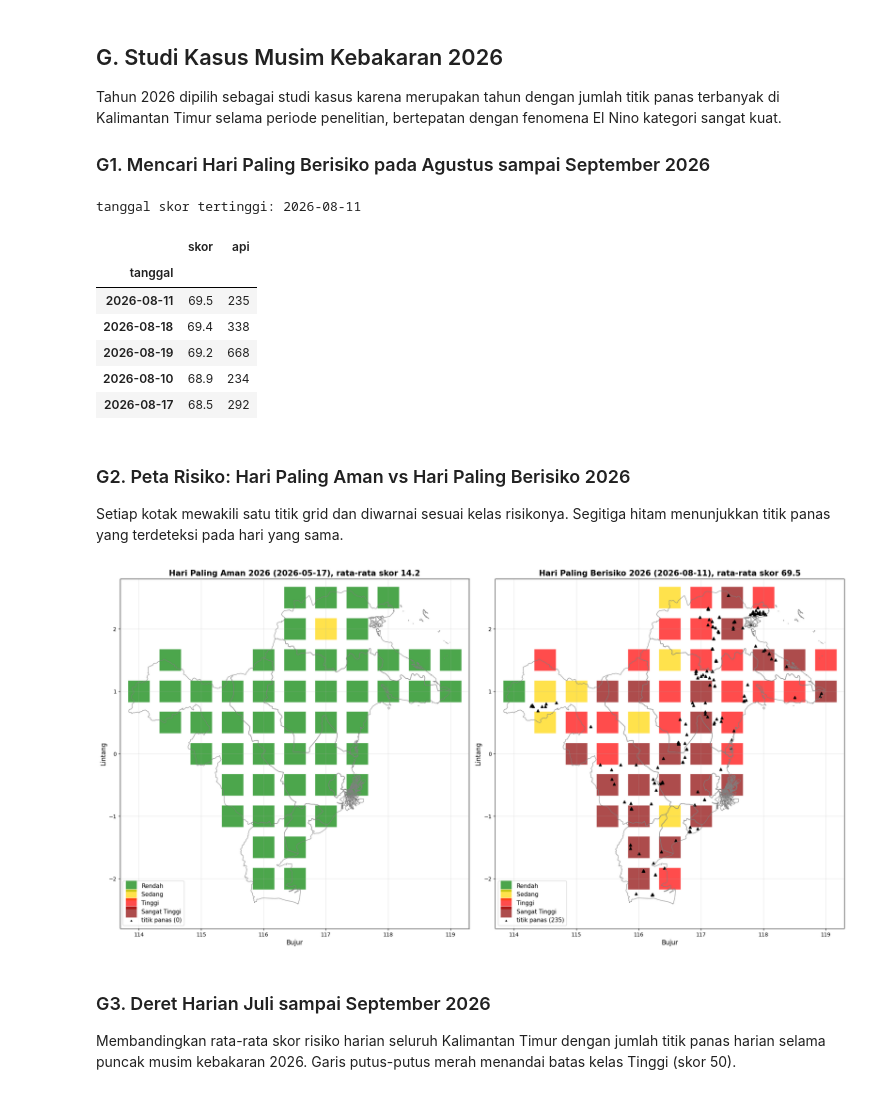
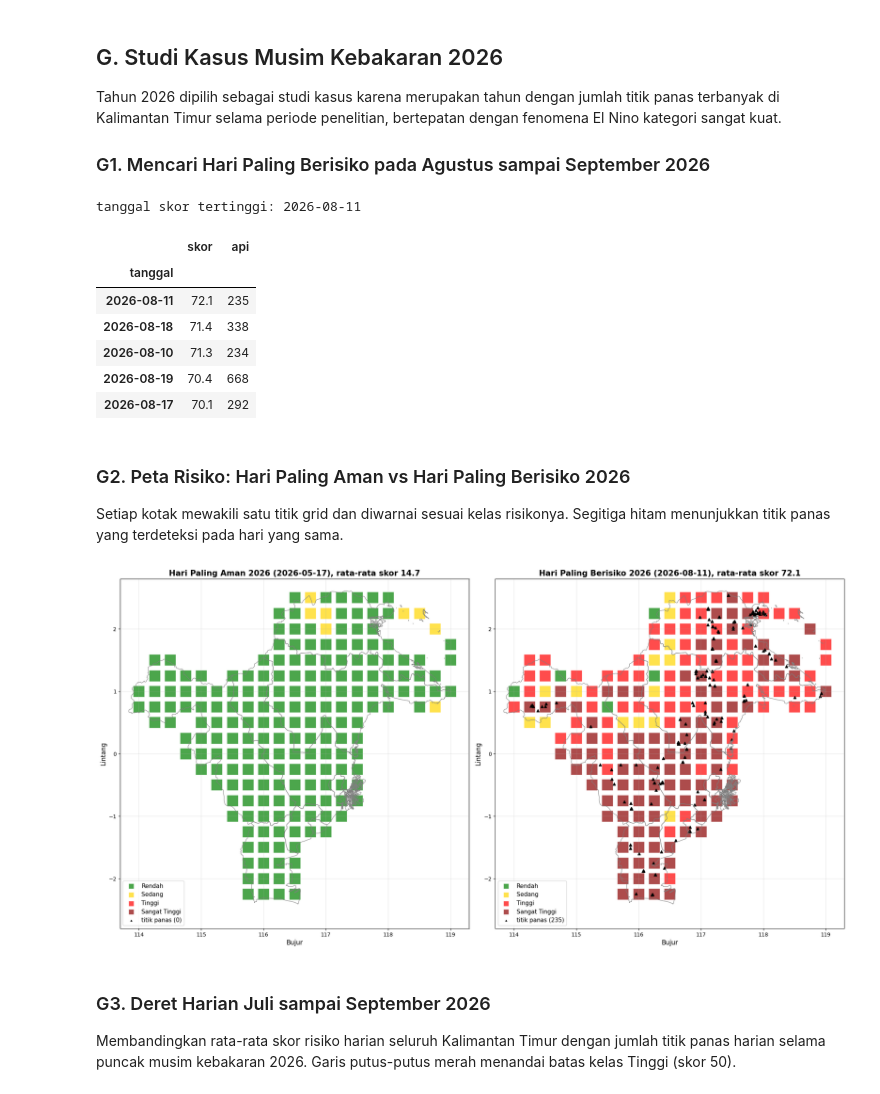
Before and after one commit to riyadiambis/web-karhutla-kaltim, a Jupyter notebook: riset/fuzzy-mamdani-karhutla-kaltim.ipynb, the cells around one changed output. Drawn from its saved outputs; the diff is of its cells as text; code cells hidden in the pictures.

Commit message:
feat: migrasi sistem risiko karhutla ke grid 0,25 derajat (203 titik)

```diff
--- a/riset/fuzzy-mamdani-karhutla-kaltim.ipynb
+++ b/riset/fuzzy-mamdani-karhutla-kaltim.ipynb
@@ -33,10 +44,12 @@ import matplotlib.pyplot as plt
 ### A2. Memuat Data Cuaca
 Memuat data cuaca harian hasil pengambilan dari Open-Meteo. Data ini berisi suhu maksimum, kelembapan minimum, curah hujan, kecepatan angin maksimum, dan hari tanpa hujan untuk setiap titik grid.
 # %%
-# baca data cuaca
-PATH_CUACA = "/kaggle/input/datasets/riyadiofishrau/cuaca-kaltim-2019-2026/cuaca_kaltim_2019_2026.csv"
+# baca data cuaca grid 0,25
+import glob
+PATH_CUACA = glob.glob("/kaggle/input/**/cuaca_kaltim_2019_2026_025.csv", recursive=True)[0]
 cuaca = pd.read_csv(PATH_CUACA, parse_dates=["tanggal"])
 
+print(PATH_CUACA)
 print(cuaca.shape)
 print(cuaca["tanggal"].min().date(), "sampai", cuaca["tanggal"].max().date())
 print(cuaca["id"].nunique(), "titik grid")
@@ -173,0 +167,10 @@ pd.DataFrame(batas, index=["batas bawah", "tengah", "batas atas"]).T
+# %%
+# batas dikunci sama dengan versi 52 titik
+batas = {
+    "suhu": (25.6, 29.5, 31.8),
+    "kelembapan": (57, 69, 80),
+    "hujan": (3, 7.5, 22.7),
+    "angin": (6.2, 9.0, 13.6),
+    "hari_tanpa_hujan": (5, 10, 20),
+}
+pd.DataFrame(batas, index=["batas bawah", "tengah", "batas atas"]).T
@@ -745,44 +751,44 @@ harian_2026.sort_values("skor", ascending=False).head(5).round(1)
 tanggal skor tertinggi: 2026-08-11
 |  | skor | api |
 | tanggal |  |  |
-| 2026-08-11 | 69.5 | 235 |
-| 2026-08-18 | 69.4 | 338 |
-| 2026-08-19 | 69.2 | 668 |
-| 2026-08-10 | 68.9 | 234 |
-| 2026-08-17 | 68.5 | 292 |
+| 2026-08-11 | 72.1 | 235 |
+| 2026-08-18 | 71.4 | 338 |
+| 2026-08-10 | 71.3 | 234 |
+| 2026-08-19 | 70.4 | 668 |
+| 2026-08-17 | 70.1 | 292 |
 # %% [markdown]
 ### G2. Peta Risiko: Hari Paling Aman vs Hari Paling Berisiko 2026
 Setiap kotak mewakili satu titik grid dan diwarnai sesuai kelas risikonya. Segitiga hitam menunjukkan titik panas yang terdeteksi pada hari yang sama.
 # %%
 # peta risiko hari paling aman vs paling berisiko 2026
 harian_all_2026 = cuaca[cuaca["tahun"] == 2026].groupby("tanggal")["skor_risiko"].mean()
 tgl_rendah = harian_all_2026.idxmin()
 warna_kelas = {"Rendah": "green", "Sedang": "gold", "Tinggi": "red", "Sangat Tinggi": "darkred"}
 
 fig, axes = plt.subplots(1, 2, figsize=(20, 10))
 for ax, tgl, jdl in zip(axes, [tgl_rendah, tgl_puncak], ["Hari Paling Aman 2026", "Hari Paling Berisiko 2026"]):
     data_hari = cuaca[cuaca["tanggal"] == tgl]
     api_hari = firms[firms["tanggal"] == tgl]
     if "kaltim" in globals():
         kaltim.boundary.plot(ax=ax, color="gray", linewidth=0.8)
     for kelas, w in warna_kelas.items():
         d = data_hari[data_hari["kelas_risiko"] == kelas]
-        ax.scatter(d["lon"], d["lat"], s=1800, marker="s", color=w, alpha=0.7, edgecolor="white", label=kelas)
+        ax.scatter(d["lon"], d["lat"], s=450, marker="s", color=w, alpha=0.7, edgecolor="white", label=kelas)
     ax.scatter(api_hari["longitude"], api_hari["latitude"], s=25, color="black", marker="^",
                label=f"titik panas ({len(api_hari)})")
     ax.set_title(f"{jdl} ({tgl.date()}), rata-rata skor {data_hari['skor_risiko'].mean():.1f}",
                  fontsize=15, fontweight="bold")
     ax.set_xlim(113.7, 119.3)
     ax.set_ylim(-2.8, 2.8)
     ax.set_xlabel("Bujur", fontsize=12)
     ax.set_ylabel("Lintang", fontsize=12)
     ax.set_aspect("equal")
     ax.legend(fontsize=11, loc="lower left", markerscale=0.5)
     ax.grid(alpha=0.3)
 plt.tight_layout()
 plt.show()
 # %% [output]
-[figure, old version]
+[figure, new version]
 # %% [markdown]
 ### G3. Deret Harian Juli sampai September 2026
 Membandingkan rata-rata skor risiko harian seluruh Kalimantan Timur dengan jumlah titik panas harian selama puncak musim kebakaran 2026. Garis putus-putus merah menandai batas kelas Tinggi (skor 50).
```
Also changed, not shown: parts of 45 cells of this notebook, 14 other files.
